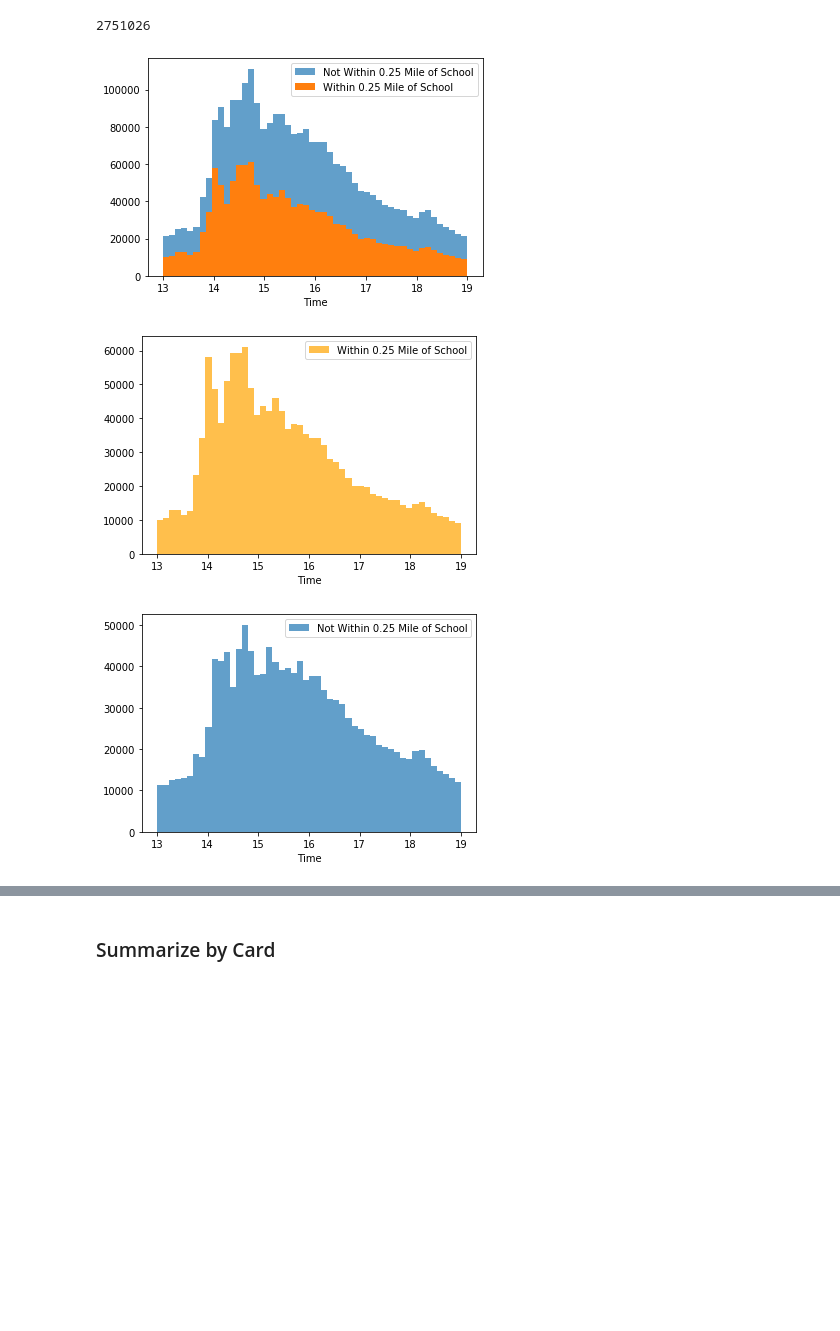
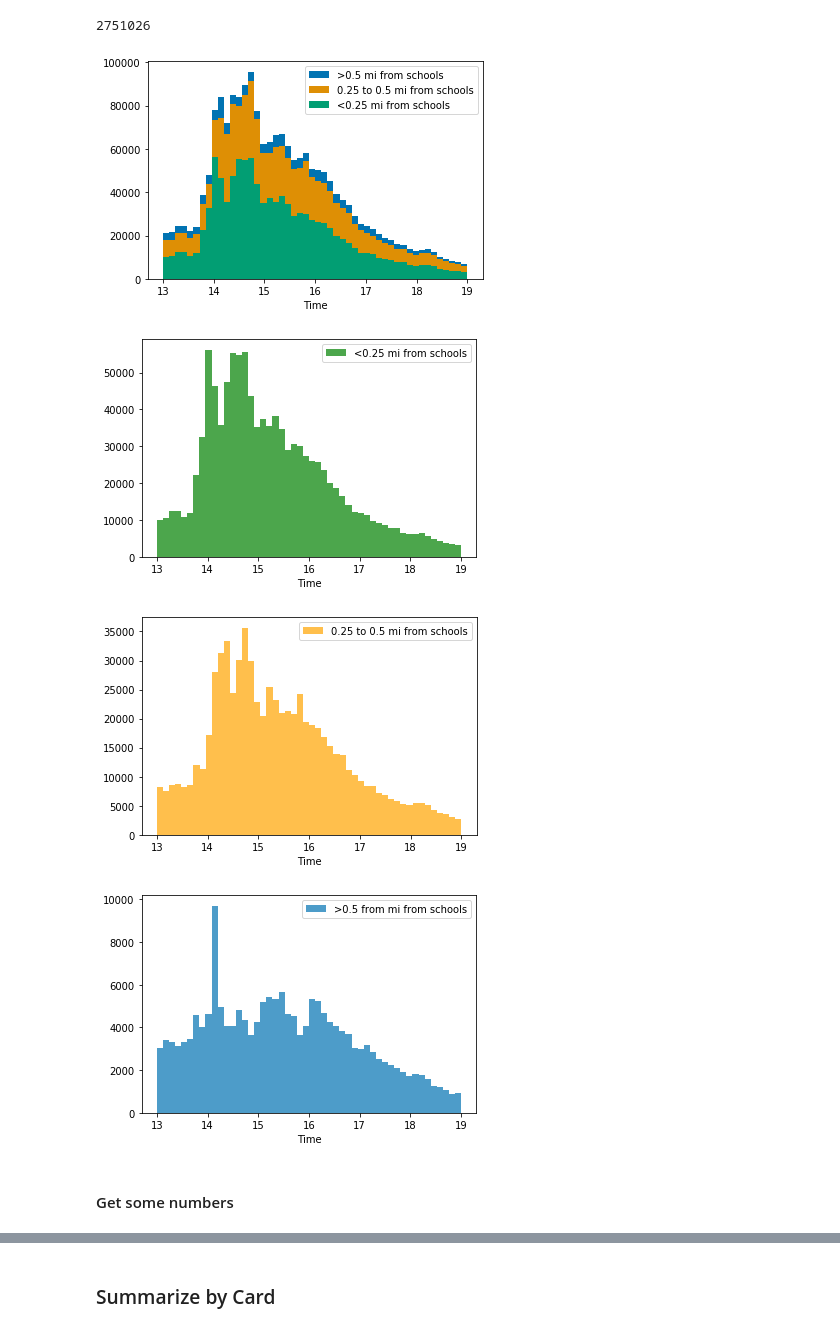
Before and after one commit to ehabebeid/ehabebeid.github.io, a Jupyter notebook: mbta_m7/index.ipynb, the cells around one changed output, grey strips where cells are left out. Cells and saved outputs as stored; diff of their text form; code cells hidden in the pictures; blank space fills up the shorter version.

```diff
--- a/mbta_m7/index.ipynb
+++ b/mbta_m7/index.ipynb
@@ -22,6 +22,8 @@ def unpickle(file_path):
     """Return object pickled at file_path"""
     f = open(file_path,'rb')
     return pickle.load(f)
+# %%
+sns.set_palette("colorblind")
 # %% [markdown]
 ## Schools
 # %% [markdown]
@@ -631,3 +678,7 @@ gdf = unpickle("gdf.p")
+# %%
+first_pm_taps = unpickle("first_pm_taps.p")
 # %% [markdown]
 #### Explore Results
+# %%
+taps = first_pm_taps
 # %%
@@ -637,23 +688,33 @@ len(gdf)
 1386229
 2751026
 # %%
-sns.distplot(gdf.o_time_fl, kde=False, label="Not Within 0.25 Mile of School", hist_kws={"alpha": 0.7})
-sns.distplot(gdf[gdf.within_buffer_q == True].o_time_fl, kde=False, label="Within 0.25 Mile of School", hist_kws={"alpha": 1})
+sns.distplot(taps.o_time_fl, kde=False, label=">0.5 mi from schools", hist_kws={"alpha": 1})
+sns.distplot(taps[taps.within_buffer_h == True].o_time_fl, kde=False, label="0.25 to 0.5 mi from schools", hist_kws={"alpha": 1})
+sns.distplot(taps[taps.within_buffer_q == True].o_time_fl, kde=False, label="<0.25 mi from schools", hist_kws={"alpha": 1})
 plt.legend()
 plt.xlabel("Time")
 plt.show()
 # %% [output]
-[figure, old version]
+[figure, new version]
 # %%
-sns.distplot(gdf[gdf.within_buffer_q == True].o_time_fl, kde=False, label="Within 0.25 Mile of School", hist_kws={"alpha": 0.7}, color='orange')
+sns.distplot(taps[taps.within_buffer_q == True].o_time_fl, kde=False, label="<0.25 mi from schools", hist_kws={"alpha": 0.7}, color='green')
 plt.legend()
 plt.xlabel("Time")
 plt.show()
 
-sns.distplot(gdf[gdf.within_buffer_q == False].o_time_fl, kde=False, label="Not Within 0.25 Mile of School", hist_kws={"alpha": 0.7})
+sns.distplot(taps[(taps.within_buffer_h == True) & (taps.within_buffer_q == False)].o_time_fl, kde=False,
+             label="0.25 to 0.5 mi from schools", hist_kws={"alpha": 0.7}, color='orange')
 plt.legend()
 plt.xlabel("Time")
 plt.show()
+
+sns.distplot(taps[taps.within_buffer_h == False].o_time_fl, kde=False, label=">0.5 from mi from schools", hist_kws={"alpha": 0.7})
+plt.legend()
+plt.xlabel("Time")
+plt.show()
 # %% [output]
-[figure, old version]
+[figure, new version]
-[figure, old version]
+[figure, new version]
+[figure, added]
+# %% [markdown]
+#### Get some numbers
```
Also changed, not shown: parts of 57 cells of this notebook.
